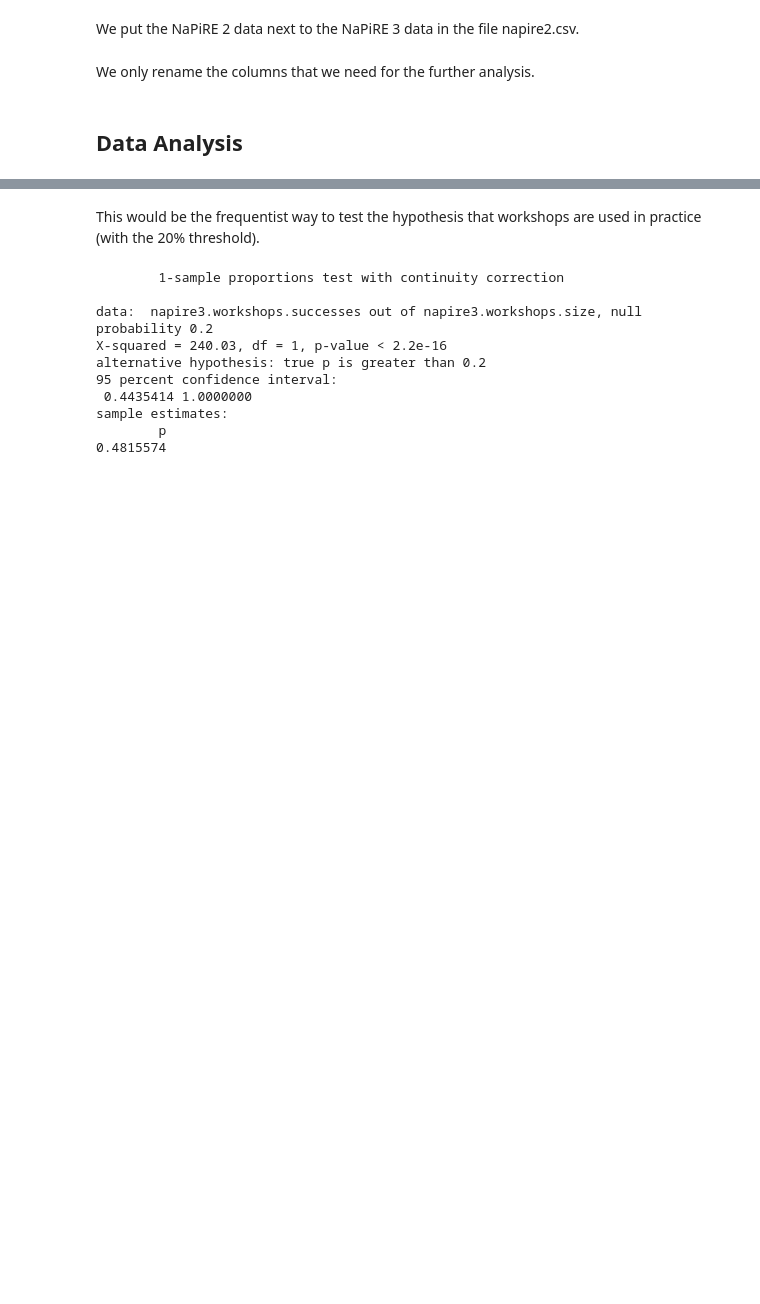
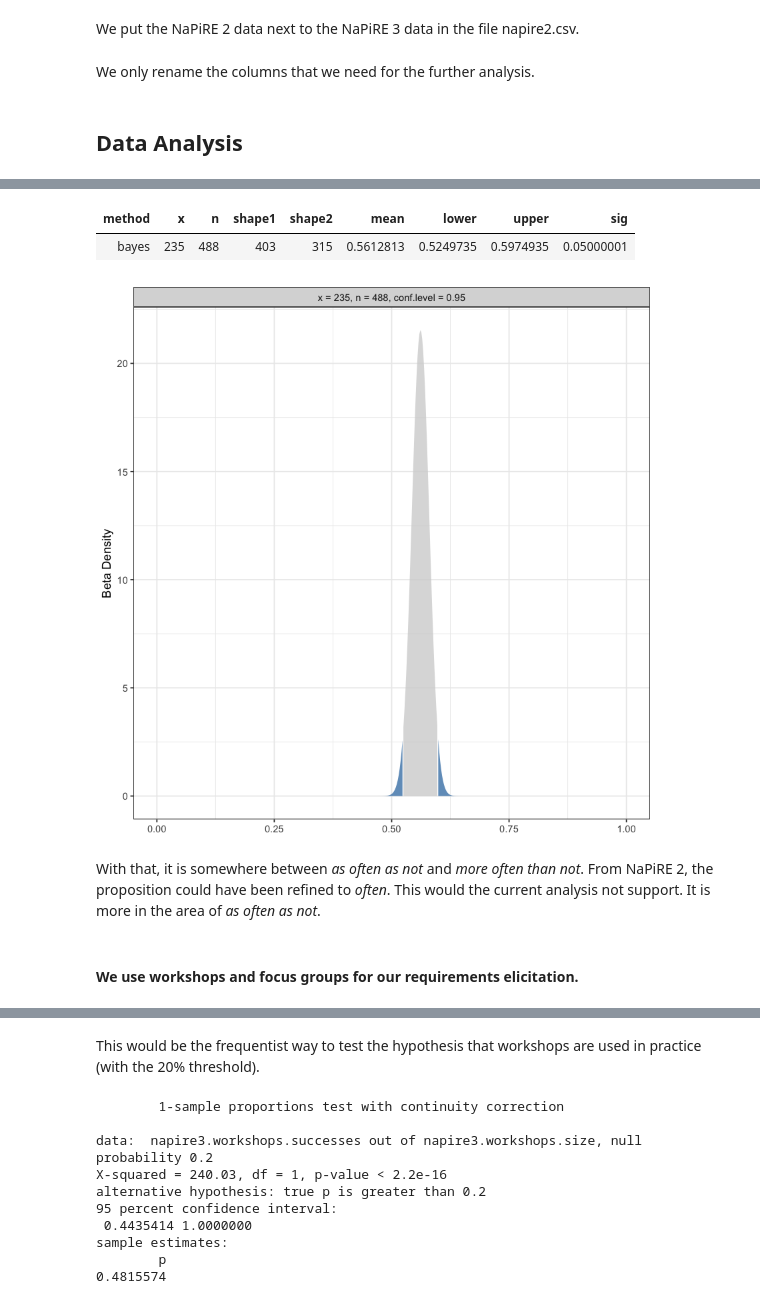
Before and after one commit to NaPiRE/napire2018, a Jupyter notebook: notebooks/analyse.ipynb, the cells around one changed output, grey strips where cells are left out. Drawn from its saved outputs; the diff is of its cells as text; code cells hidden in the pictures; blank space fills up the shorter version.

Commit message:
Added full analysis for two survey questions
- Refining propositions with more fine-grained description of frequencies
- Everything Bayesian

```diff
--- a/notebooks/analyse.ipynb
+++ b/notebooks/analyse.ipynb
@@ -201,0 +264,13 @@ Levels: not quoted quoted
+# %%
+napire3.interviews.hpd = binom.bayes(napire3.interviews.successes, napire3.interviews.size, conf.level = 0.95, type = "highest", prior.shape1 = napire2.interviews.posterior[1], prior.shape2 = napire2.interviews.posterior[2])
+napire3.interviews.hpd
+binom.bayes.densityplot(napire3.interviews.hpd)
+# %% [output]
+| method | x | n | shape1 | shape2 | mean | lower | upper | sig |
+| bayes | 235 | 488 | 403 | 315 | 0.5612813 | 0.5249735 | 0.5974935 | 0.05000001 |
+[figure, added]
+# %% [markdown]
+With that, it is somewhere between *as often as not* and *more often than not*.
+From NaPiRE 2, the proposition could have been refined to *often*. This would the current analysis not support. It is more in the area of *as often as not*.
+# %% [markdown]
+#### We use workshops and focus groups for our requirements elicitation.
```
Also changed, not shown: parts of 161 cells of this notebook.
